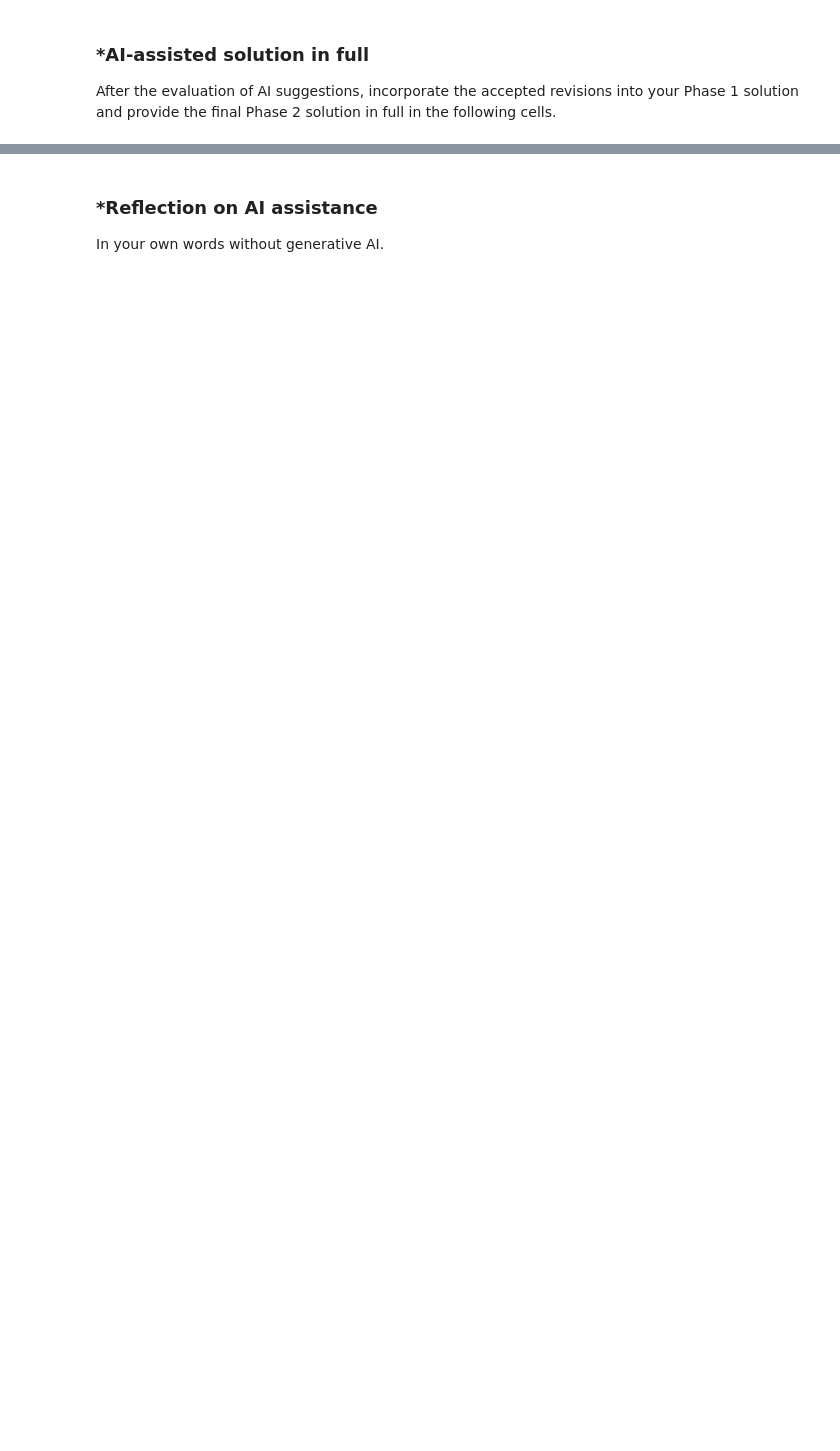
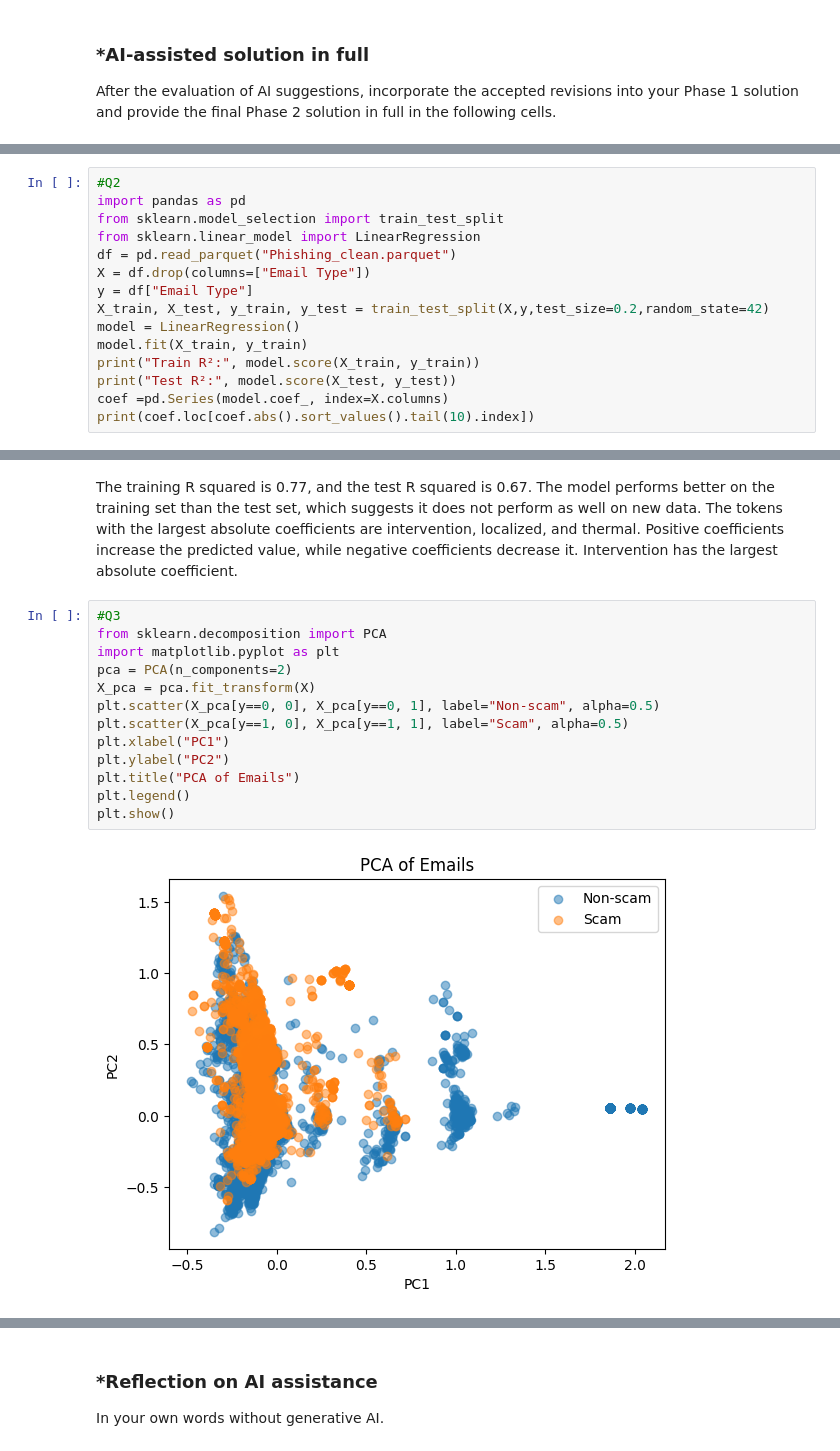
Before and after one commit to jiaxian-wang/A05-pca, a Jupyter notebook: notebook.ipynb, the cells around one changed output, grey strips where cells are left out. Saved outputs shown, nothing was run; the diff lists cells and outputs as text; blank space fills up the shorter version.

```diff
--- a/notebook.ipynb
+++ b/notebook.ipynb
@@ -165,0 +186,15 @@ After the evaluation of AI suggestions, incorporate the accepted revisions into
+# %%
+#Q2
+import pandas as pd
+from sklearn.model_selection import train_test_split
+from sklearn.linear_model import LinearRegression
+df = pd.read_parquet("Phishing_clean.parquet")
+X = df.drop(columns=["Email Type"])
+y = df["Email Type"]
+X_train, X_test, y_train, y_test = train_test_split(X,y,test_size=0.2,random_state=42)
+model = LinearRegression()
+model.fit(X_train, y_train)
+print("Train R²:", model.score(X_train, y_train))
+print("Test R²:", model.score(X_test, y_test))
+coef =pd.Series(model.coef_, index=X.columns)
+print(coef.loc[coef.abs().sort_values().tail(10).index])
@@ -165,0 +215,17 @@ After the evaluation of AI suggestions, incorporate the accepted revisions into
+# %% [markdown]
+The training R squared is 0.77, and the test R squared is 0.67. The model performs better on the training set than the test set, which suggests it does not perform as well on new data. The tokens with the largest absolute coefficients are intervention, localized, and thermal. Positive coefficients increase the predicted value, while negative coefficients decrease it. Intervention has the largest absolute coefficient.
+# %%
+#Q3
+from sklearn.decomposition import PCA
+import matplotlib.pyplot as plt
+pca = PCA(n_components=2)
+X_pca = pca.fit_transform(X)
+plt.scatter(X_pca[y==0, 0], X_pca[y==0, 1], label="Non-scam", alpha=0.5)
+plt.scatter(X_pca[y==1, 0], X_pca[y==1, 1], label="Scam", alpha=0.5)
+plt.xlabel("PC1")
+plt.ylabel("PC2")
+plt.title("PCA of Emails")
+plt.legend()
+plt.show()
+# %% [output]
+[figure, added]
```
Also changed, not shown: parts of 17 cells of this notebook.
